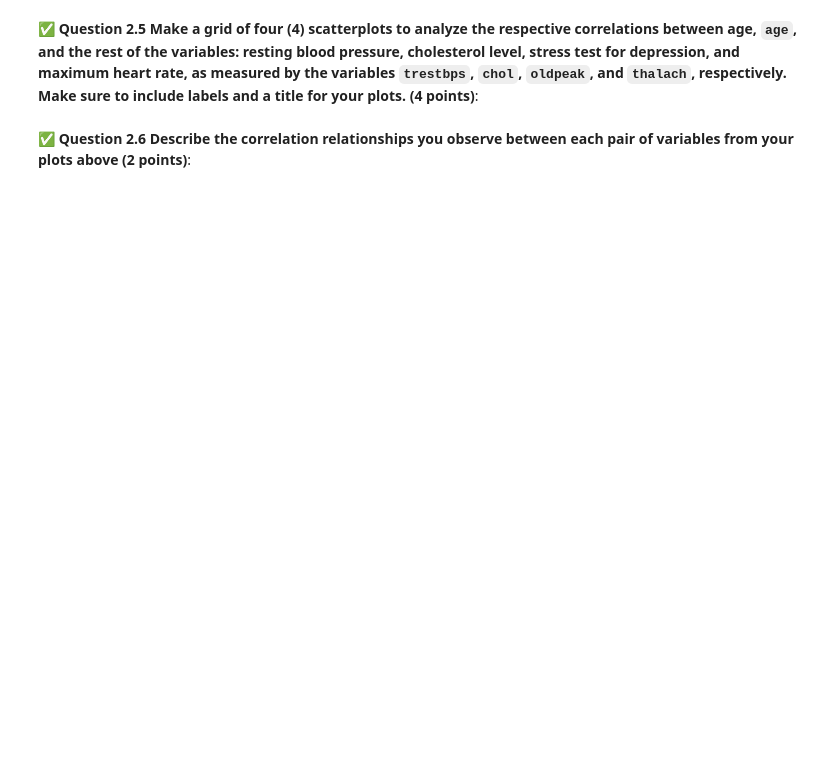
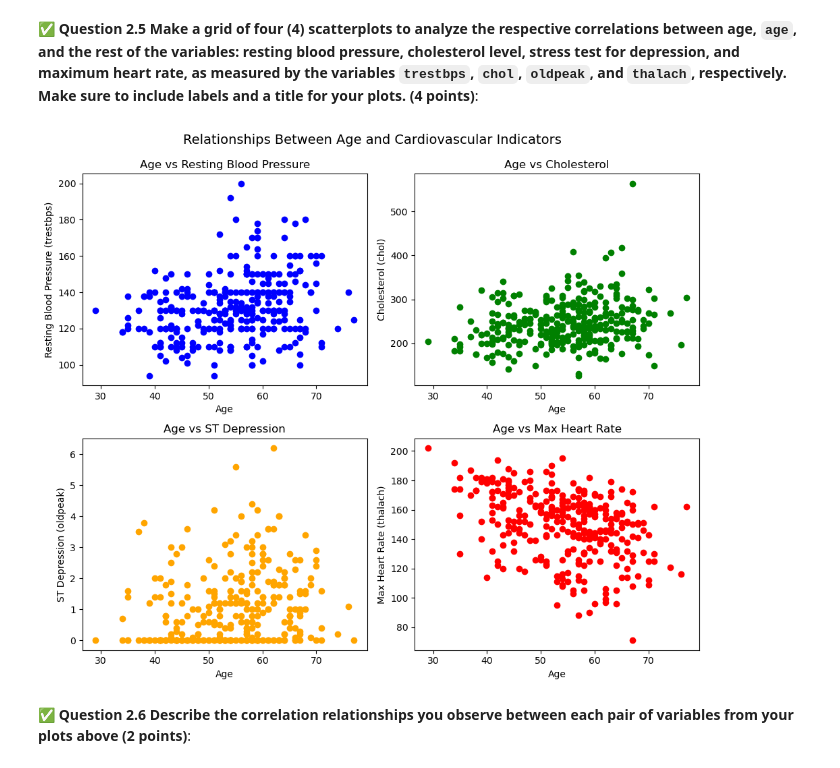
Before and after one commit to anaanyamalhotra/CMSE202-f25-turnin, a Jupyter notebook: midterm/CMSE202-Midterm-Section003-STUDENT-F25.ipynb, the cells around one changed output. Cells and saved outputs as stored; diff of their text form; code cells hidden in the pictures; blank space fills up the shorter version.

```diff
--- a/midterm/CMSE202-Midterm-Section003-STUDENT-F25.ipynb
+++ b/midterm/CMSE202-Midterm-Section003-STUDENT-F25.ipynb
@@ -97,3 +102,6 @@ The data set at this web link `https://raw.githubusercontent.com/NkechiC/Data-fi
 &#9989; **Question 2.2 Read in the dataset as a Pandas data frame and then display the first 5 rows. (1 point)**:
 # %%
 ### Put your code here:
+import pandas as pd
+heart_data = pd.read_csv("heart_data.csv")
+heart_data.head()
@@ -109,5 +144,38 @@ The data set at this web link `https://raw.githubusercontent.com/NkechiC/Data-fi
 &#9989; **Question 2.5 Make a grid of four (4) scatterplots to analyze the respective correlations between age, `age`,  and the rest of the variables: resting blood pressure, cholesterol level, stress test for depression, and maximum heart rate, as measured by the variables `trestbps`, `chol`, `oldpeak`, and `thalach`, respectively. Make sure to include labels and a title for your plots. (4 points)**:
 # %%
 ### Put your code here
+import matplotlib.pyplot as plt
+
+plt.figure(figsize=(10, 8))
+
+plt.subplot(2, 2, 1)
+plt.scatter(heart_data["age"], heart_data["trestbps"], color='blue')
+plt.xlabel("Age")
+plt.ylabel("Resting Blood Pressure (trestbps)")
+plt.title("Age vs Resting Blood Pressure")
+
+plt.subplot(2, 2, 2)
+plt.scatter(heart_data["age"], heart_data["chol"], color='green')
+plt.xlabel("Age")
+plt.ylabel("Cholesterol (chol)")
+plt.title("Age vs Cholesterol")
+
+plt.subplot(2, 2, 3)
+plt.scatter(heart_data["age"], heart_data["oldpeak"], color='orange')
+plt.xlabel("Age")
+plt.ylabel("ST Depression (oldpeak)")
+plt.title("Age vs ST Depression")
+
+plt.subplot(2, 2, 4)
+plt.scatter(heart_data["age"], heart_data["thalach"], color='red')
+plt.xlabel("Age")
+plt.ylabel("Max Heart Rate (thalach)")
+plt.title("Age vs Max Heart Rate")
+
+plt.tight_layout()
+plt.suptitle("Relationships Between Age and Cardiovascular Indicators", fontsize=14, y=1.03)
+plt.show()
+# %% [output]
+[figure, added]
 # %% [markdown]
 &#9989; **Question 2.6 Describe the correlation relationships you observe between each pair of variables from your plots above (2 points)**:
```
Also changed, not shown: parts of 6 cells of this notebook.
